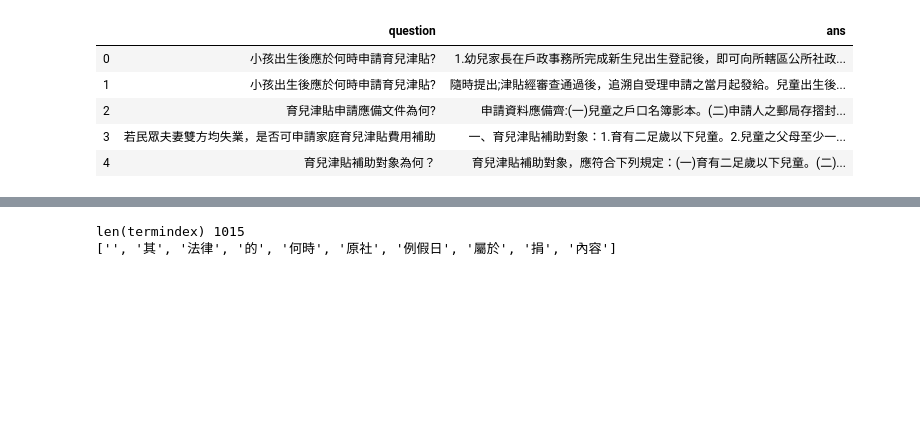
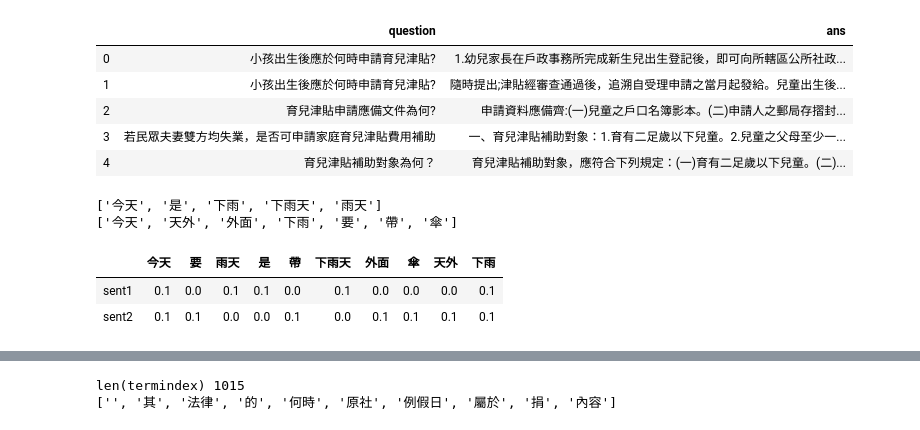
Before and after one commit to GoatWang/IIIMaterial, a Jupyter notebook: 08_InformationRetreival/main08.ipynb, the cells around one changed output, grey strips where cells are left out. Saved outputs shown, nothing was run; the diff lists cells and outputs as text; code cells hidden in the pictures; blank space fills up the shorter version.

```diff
--- a/08_InformationRetreival/main08.ipynb
+++ b/08_InformationRetreival/main08.ipynb
@@ -357,6 +357,36 @@ df_question.head(5)  ## show出來
 | 2 | 育兒津貼申請應備文件為何? | 申請資料應備齊:(一)兒童之戶口名簿影本。(二)申請人之郵局存摺封... |
 | 3 | 若民眾夫妻雙方均失業，是否可申請家庭育兒津貼費用補助 | 一、育兒津貼補助對象：1.育有二足歲以下兒童。2.兒童之父母至少一... |
 | 4 | 育兒津貼補助對象為何？ | 育兒津貼補助對象，應符合下列規定：(一)育有二足歲以下兒童。(二)... |
+# %%
+# test cut_all parameter
+sent1 = "今天是下雨天"
+sent2 = "今天外面下雨要帶傘"
+# sent1_terms = list(jieba.cut(sent1))
+# sent2_terms = list(jieba.cut(sent2))
+sent1_terms = list(jieba.cut(sent1, cut_all=True))
+sent2_terms = list(jieba.cut(sent2, cut_all=True))
+print(sent1_terms)
+print(sent2_terms)
+all_terms = list(set(np.hstack([sent1_terms, sent2_terms])))
+sent1_vec = np.zeros(len(all_terms))
+sent2_vec = np.zeros(len(all_terms))
+for t in sent1_terms:
+    sent1_vec[all_terms.index(t)] += (1/len(sent1_vec))
+
+for t in sent2_terms:
+    sent2_vec[all_terms.index(t)] += (1/len(sent2_vec))
+
+df = pd.DataFrame()
+df['sent1'] = sent1_vec
+df['sent2'] = sent2_vec
+df.index = all_terms
+df.T
+# %% [output]
+['今天', '是', '下雨', '下雨天', '雨天']
+['今天', '天外', '外面', '下雨', '要', '帶', '傘']
+|  | 今天 | 要 | 雨天 | 是 | 帶 | 下雨天 | 外面 | 傘 | 天外 | 下雨 |
+| sent1 | 0.1 | 0.0 | 0.1 | 0.1 | 0.0 | 0.1 | 0.0 | 0.0 | 0.0 | 0.1 |
+| sent2 | 0.1 | 0.1 | 0.0 | 0.0 | 0.1 | 0.0 | 0.1 | 0.1 | 0.1 | 0.1 |
 # %%
 #前處理
 all_terms = []
```
Also changed, not shown: parts of 9 cells of this notebook.
